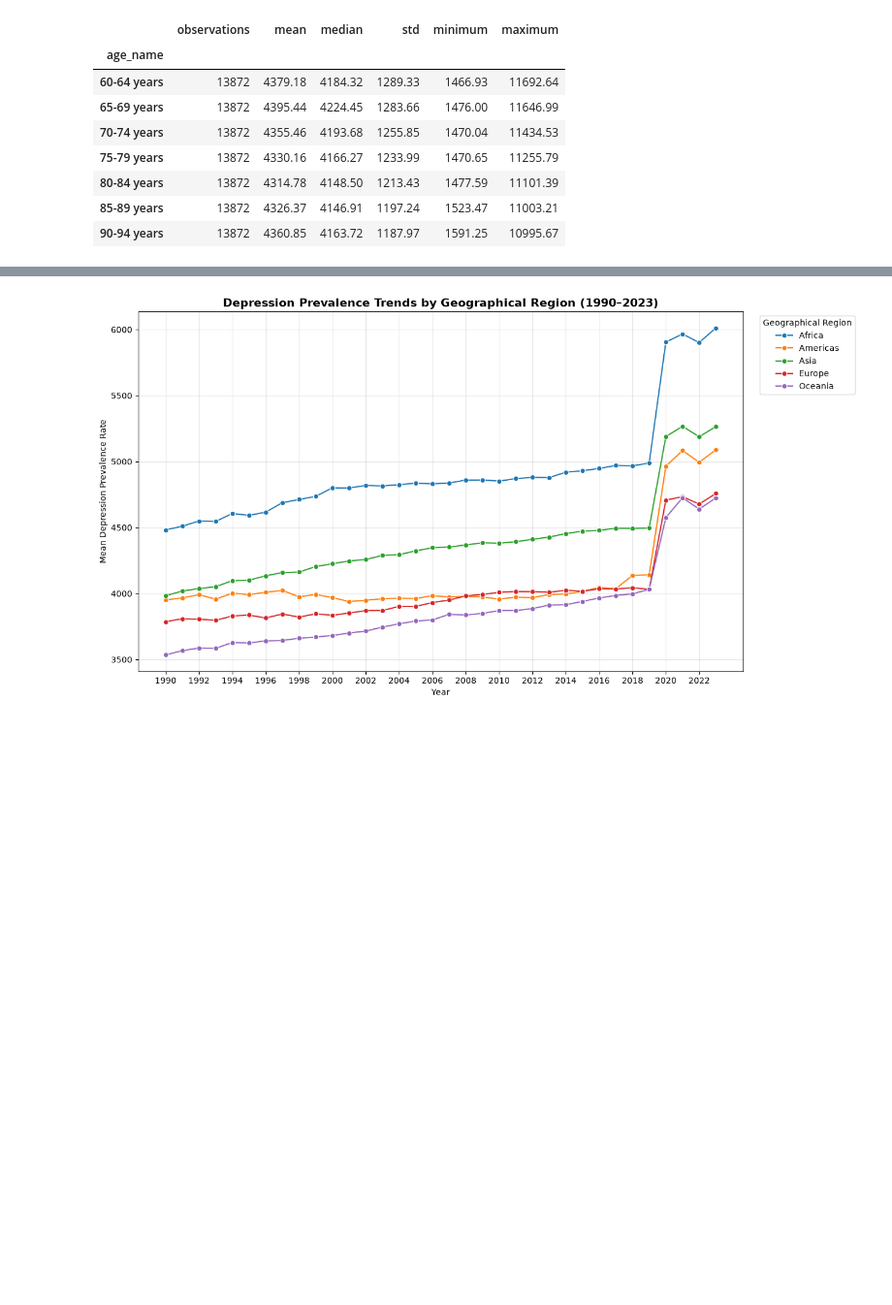
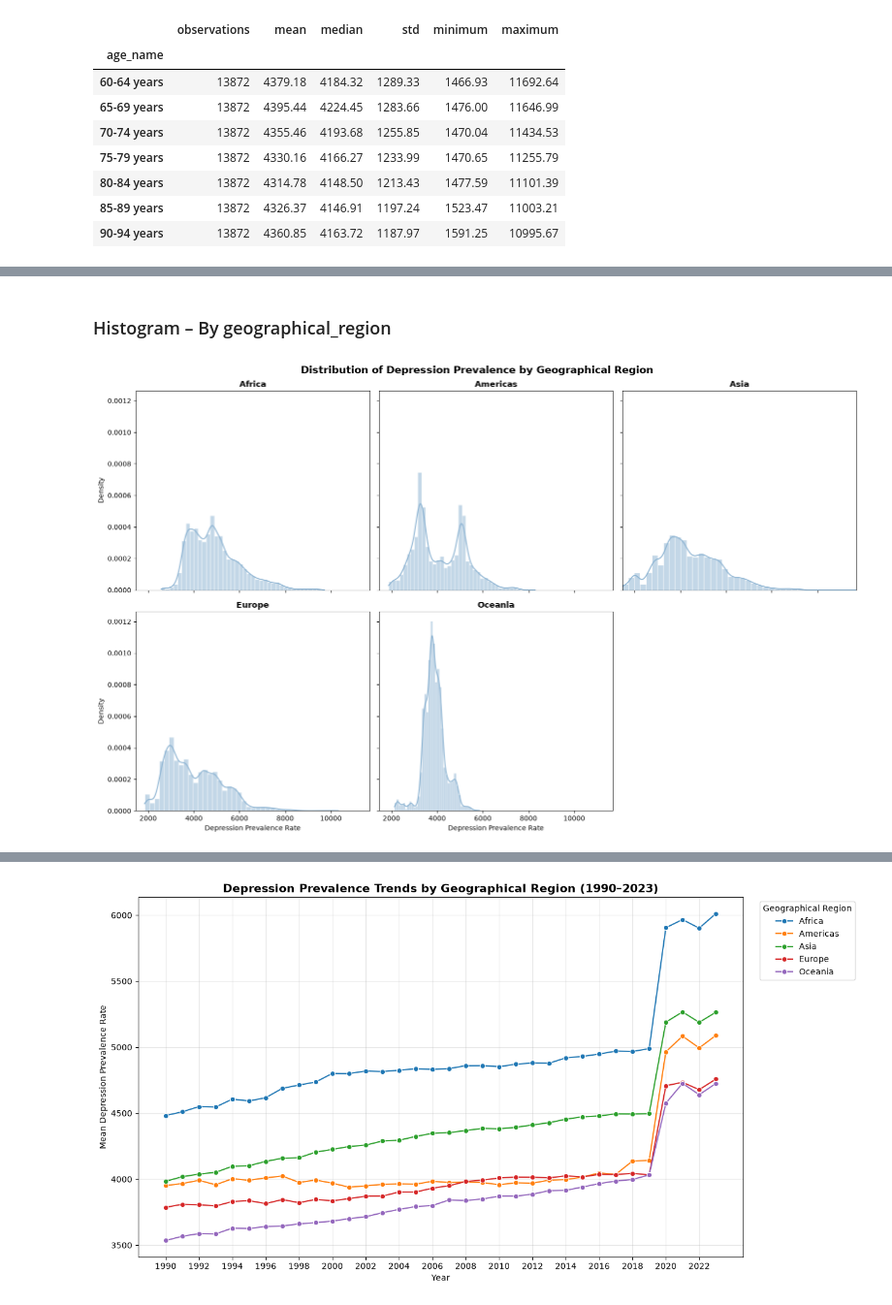
Before and after one commit to thaninnada/Statistical_Techniques_Sep2026, a Jupyter notebook: CA2_Stats_for_Data_Analytics/2026782_CA2_IHME_Global_Depression_Prevalence_OlderAdults.ipynb, the cells around one changed output, grey strips where cells are left out. Shown at 97% size. Cells and saved outputs as stored; diff of their text form; code cells hidden in the pictures; blank space fills up the shorter version.

```diff
--- a/CA2_Stats_for_Data_Analytics/2026782_CA2_IHME_Global_Depression_Prevalence_OlderAdults.ipynb
+++ b/CA2_Stats_for_Data_Analytics/2026782_CA2_IHME_Global_Depression_Prevalence_OlderAdults.ipynb
@@ -687,0 +1092,65 @@ display(
+# %% [markdown]
+### Histogram – By geographical_region
+# %%
+import matplotlib.pyplot as plt
+import seaborn as sns
+
+# Prepare data
+hist_df = df.dropna(
+    subset=["val", "geographical_region"]
+).copy()
+
+regions = sorted(hist_df["geographical_region"].unique())
+
+# Use common bins and x-axis range
+bins = 40
+x_min = hist_df["val"].min()
+x_max = hist_df["val"].max()
+
+# Create subplots
+fig, axes = plt.subplots(
+    nrows=2,
+    ncols=3,
+    figsize=(16, 10),
+    sharex=True,
+    sharey=True
+)
+
+axes = axes.flatten()
+
+for i, region in enumerate(regions):
+
+    region_data = hist_df.loc[
+        hist_df["geographical_region"] == region,
+        "val"
+    ]
+
+    sns.histplot(
+        data=region_data,
+        bins=bins,
+        kde=True,
+        stat="density",
+        ax=axes[i],
+        color="#89B1D1",
+        edgecolor="white"
+    )
+
+    axes[i].set_title(region, fontweight="bold")
+    axes[i].set_xlim(x_min, x_max)
+    axes[i].set_xlabel("Depression Prevalence Rate")
+    axes[i].set_ylabel("Density")
+
+# Remove unused subplot
+for j in range(len(regions), len(axes)):
+    fig.delaxes(axes[j])
+
+fig.suptitle(
+    "Distribution of Depression Prevalence by Geographical Region",
+    fontsize=15,
+    fontweight="bold"
+)
+
+plt.tight_layout()
+plt.show()
+# %% [output]
+[figure, new version]
```
Also changed, not shown: parts of 103 cells of this notebook.
